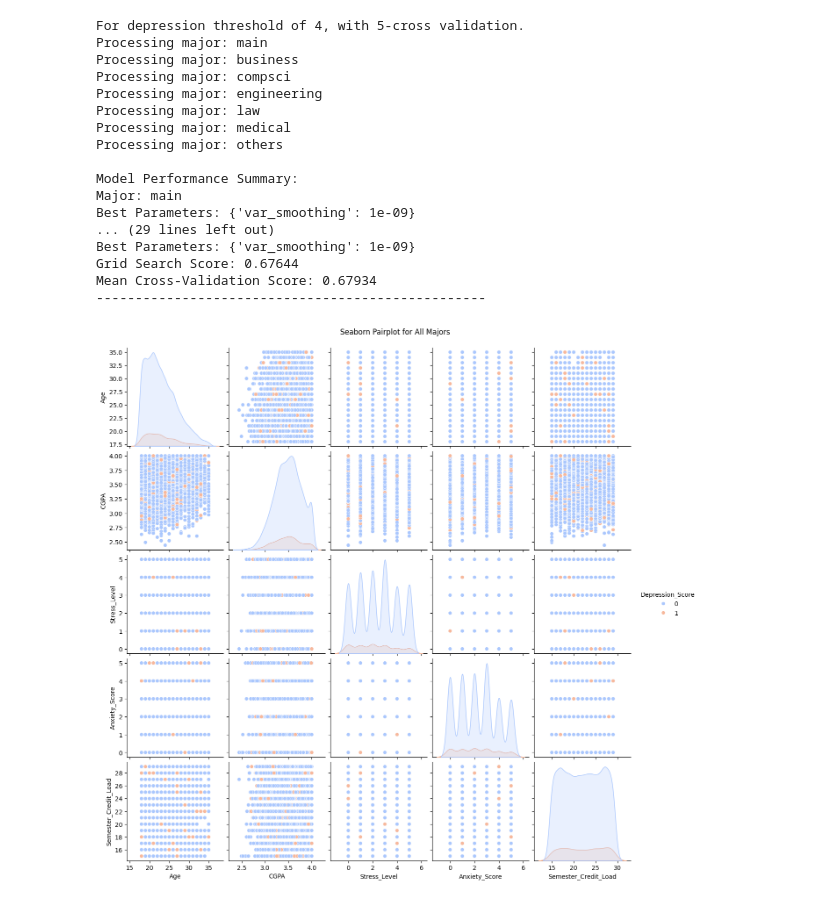
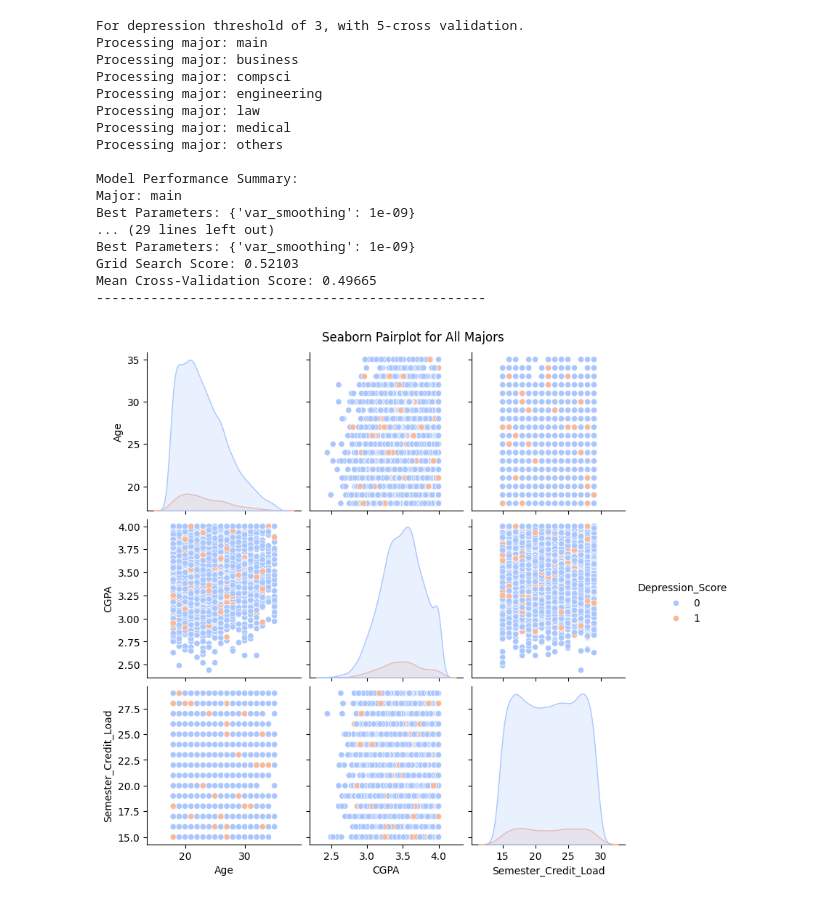
Before and after one commit to ReehalS/student-mental-health-model, a Jupyter notebook: Code/naive_bayes.ipynb, the cells around one changed output. Drawn from its saved outputs; the diff is of its cells as text; code cells hidden in the pictures.

Commit message:
Run all models with Majors only and 3 features

```diff
--- a/Code/naive_bayes.ipynb
+++ b/Code/naive_bayes.ipynb
@@ -90,11 +92,10 @@ def print_results(results):
 majors = ['main', 'business', 'compsci', 'engineering', 'law', 'medical', 'others']
 
 columns_to_include = [
-    'Age', 'CGPA', 'Stress_Level', 'Depression_Score',
-    'Anxiety_Score', 'Financial_Stress', 'Semester_Credit_Load'
+    'Age', 'CGPA','Depression_Score', 'Semester_Credit_Load'
 ]
 
-depression_threshold = 4
+depression_threshold = 3
 
 k_folds = 5
 
@@ -102,7 +103,7 @@ results = run_nb_with_smote(majors, columns_to_include, depression_threshold, k_
 
 print_results(results)
 # %% [output]
-For depression threshold of 4, with 5-cross validation.
+For depression threshold of 3, with 5-cross validation.
 Processing major: main
 Processing major: business
 Processing major: compsci
@@ -116,44 +117,42 @@ Major: main
 Best Parameters: {'var_smoothing': 1e-09}
 ... (29 lines left out)
 Best Parameters: {'var_smoothing': 1e-09}
-Grid Search Score: 0.67644
-Mean Cross-Validation Score: 0.67934
+Grid Search Score: 0.52103
+Mean Cross-Validation Score: 0.49665
 --------------------------------------------------
 # %%
 import seaborn as sns
 import matplotlib.pyplot as plt
 import pandas as pd
 
-majors = ['main', 'business', 'compsci', 'engineering', 'law', 'medical', 'others']
+majors = ['business','engineering', 'law', 'medical', 'others']
 
 columns_to_include = [
-    'Age', 'CGPA', 'Stress_Level',
-    'Depression_Score', 'Anxiety_Score',
-    'Financial_Stress', 'Semester_Credit_Load'
+    'Age', 'CGPA', 'Depression_Score', 'Semester_Credit_Load'
 ]
 
 all_data = []
 for major in majors:
     file_path = f'../Data/clean_df_{major}.csv'
     data = pd.read_csv(file_path)
     data['Major'] = major
     all_data.append(data)
 
 combined_data = pd.concat(all_data, ignore_index=True)
 
 combined_data = combined_data[[col for col in columns_to_include if col in combined_data.columns] + ['Major']]
 
 depression_threshold = 4
 combined_data['Depression_Score'] = combined_data['Depression_Score'].apply(lambda x: 1 if x > depression_threshold else 0)
 
 # Pairplot with hue set to Depression_Score
 sns.pairplot(combined_data,
-             vars=['Age', 'CGPA', 'Stress_Level', 'Anxiety_Score', 'Semester_Credit_Load'],
+             vars=['Age', 'CGPA', 'Semester_Credit_Load'],
              hue='Depression_Score',
              diag_kind='kde',
              palette='coolwarm')
 
 plt.suptitle("Seaborn Pairplot for All Majors", y=1.02)
 plt.show()
 # %% [output]
-[figure, old version]
+[figure, new version]
```
Also changed, not shown: parts of 1 cell of this notebook, 8 other files.
